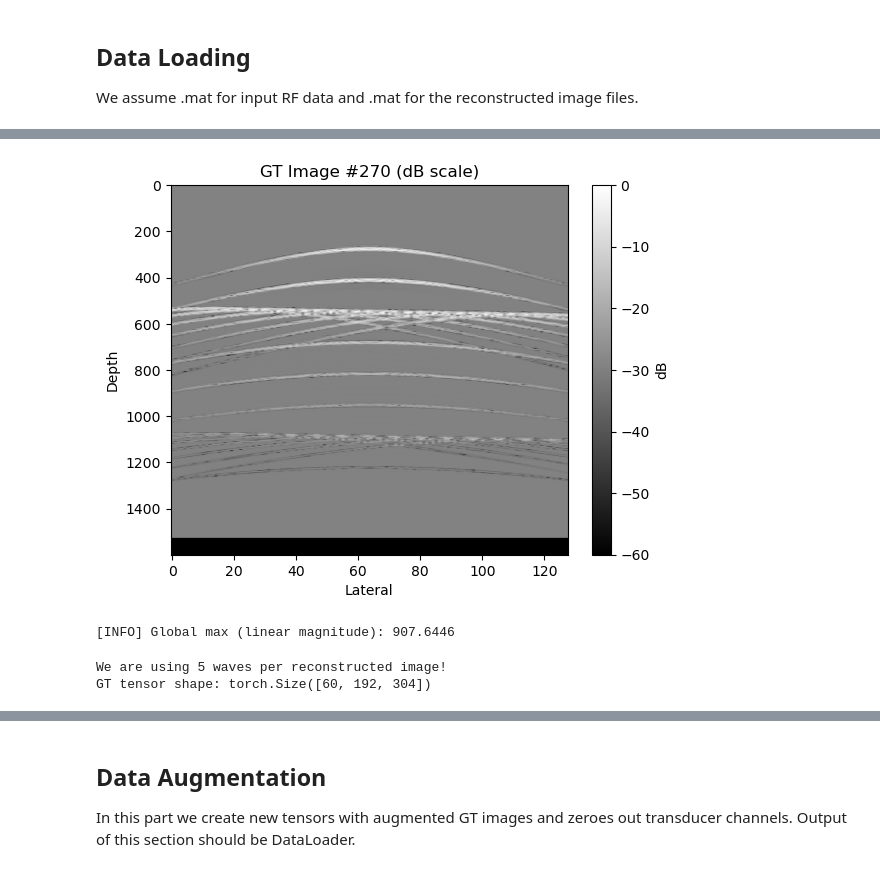
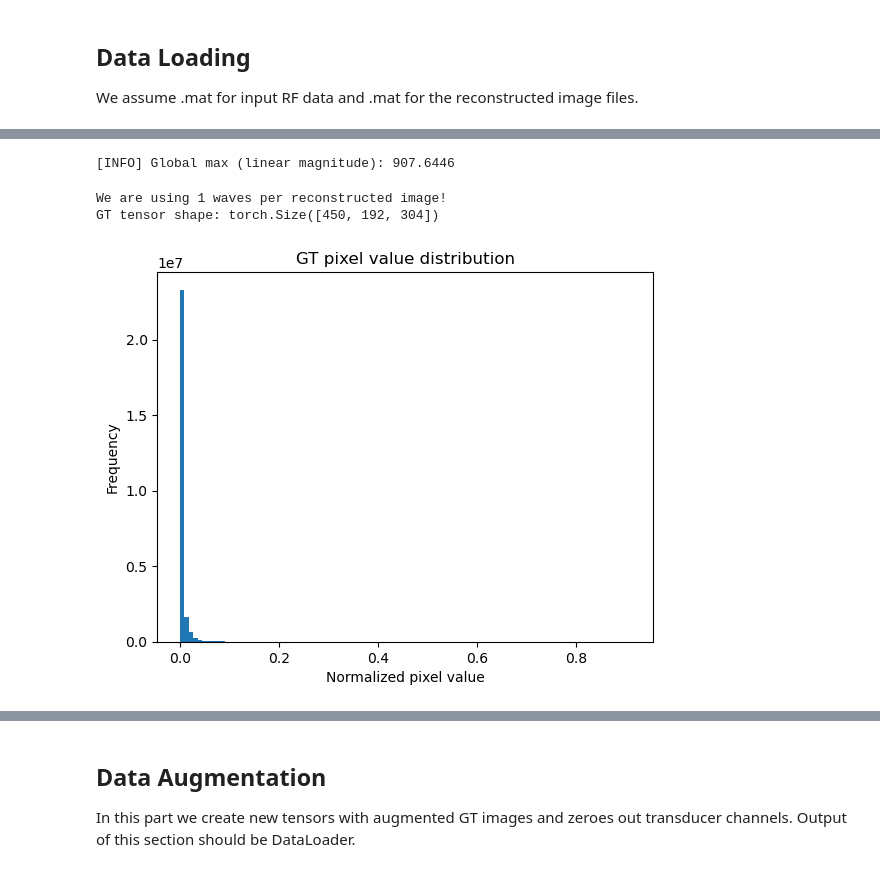
Before and after one commit to jacobinsilico/ReconstructUS, a Jupyter notebook: train_effunet.ipynb, the cells around one changed output, grey strips where cells are left out. Cells and saved outputs as stored; diff of their text form; code cells hidden in the pictures.

Commit message:
setup notebooks for retraining in google colab

```diff
--- a/train_effunet.ipynb
+++ b/train_effunet.ipynb
@@ -1,6 +1,24 @@
 # %% [markdown]
 # Model Training for Ultrasound Image Reconstruction
 This notebook sets up the baseline training pipeline for U-Net using ultrasound data.
+# %%
+# run this cell only in Google Colab
+COLAB = False
+if COLAB:
+    # === 1. Clone your repo ===
+    !git clone https://github.com/jacobinsilico/ReconstructUS.git
+    %cd ReconstructUS
+
+    # === 2. Install required packages ===
+    !pip install piq torchinfo pytorch-msssim
+
+    # === 3. Add repo to Python path ===
+    import sys
+    sys.path.append('/content/ReconstructUS')
+
+    # === 4. Mount Google Drive ===
+    from google.colab import drive
+    drive.mount('/content/drive')
 # %%
 # === Standard Library ===
 import os
@@ -41,7 +65,7 @@ Define all the training parameters in one variable.
 # %%
 TARGET_DEPTH = 1600 # target number of samples for all considered RF files
 DATASET_SIZE = 300  # number of total samples loaded in the notebook
-BATCH_SIZE = 4
+BATCH_SIZE = 16
 PW_PER_IMG = 1 # number of plane waves we want to use to reconstruct one GT image
 DOWNSAMPLE_FACTOR = 2 # we want to downsample our image to make it easier for smaller model to reconstruct
 # %%
@@ -91,17 +145,26 @@ RF tensor shape: torch.Size([300, 1600, 128])
 # %%
-visualize_gt_db(rf_tensor, idx=270)
+# CORRECT DONT TOUCH
+img_paths = sorted(glob(os.path.join(CONFIG['data_dir_img'], 'img_*.mat')))
+gt_tensor = load_gt_stack(img_paths, repeats_per_img=75//PW_PER_IMG, downsample_factor=DOWNSAMPLE_FACTOR)  # Output: [N x 192 x 304]
+
+# Sanity check
+print(f"We are using {PW_PER_IMG} waves per reconstructed image!")
+print("GT tensor shape:", gt_tensor.shape)   # Output: [N x 192 x 304] -> We are working on images downsampled TWICE
+
+assert 0.0 <= gt_tensor.min() <= 1.0
+assert 0.0 <= gt_tensor.max() <= 1.0
+
+# Histogram
+plt.hist(gt_tensor.flatten().numpy(), bins=100)
+plt.title("GT pixel value distribution")
+plt.xlabel("Normalized pixel value")
+plt.ylabel("Frequency")
+plt.show()
 # %% [output]
+[INFO] Global max (linear magnitude): 907.6446
+We are using 1 waves per reconstructed image!
+GT tensor shape: torch.Size([450, 192, 304])
-[figure, old version]
+[figure, new version]
-# %%
-img_paths = sorted(glob(os.path.join(CONFIG['data_dir_img'], 'img_*.mat')))
-gt_tensor = load_gt_stack(img_paths, repeats_per_img=75//PW_PER_IMG, downsample_factor=DOWNSAMPLE_FACTOR)  # [300, 387, 609]
-
-print(f"We are using {PW_PER_IMG} waves per reconstructed image!")
-print("GT tensor shape:", gt_tensor.shape)   # should be [450, 387, 609]
-# %% [output]
-[INFO] Global max (linear magnitude): 907.6446
-We are using 5 waves per reconstructed image!
-GT tensor shape: torch.Size([60, 192, 304])
 # %%
 # visualize random image from the ones read WORKS FOR BOTH 3D and 4D RF data
 random_index = random.randint(0, gt_tensor.shape[0] - 1)
```
Also changed, not shown: parts of 27 cells of this notebook.
